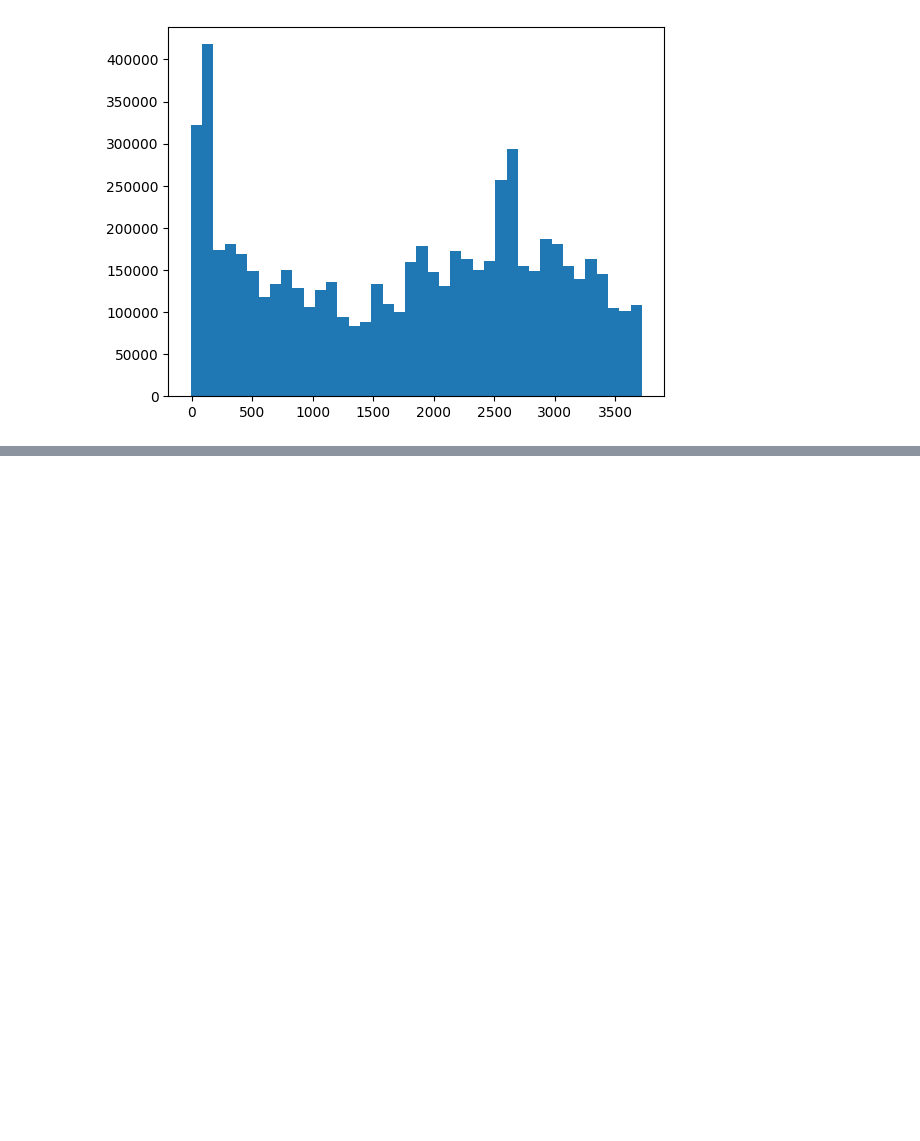
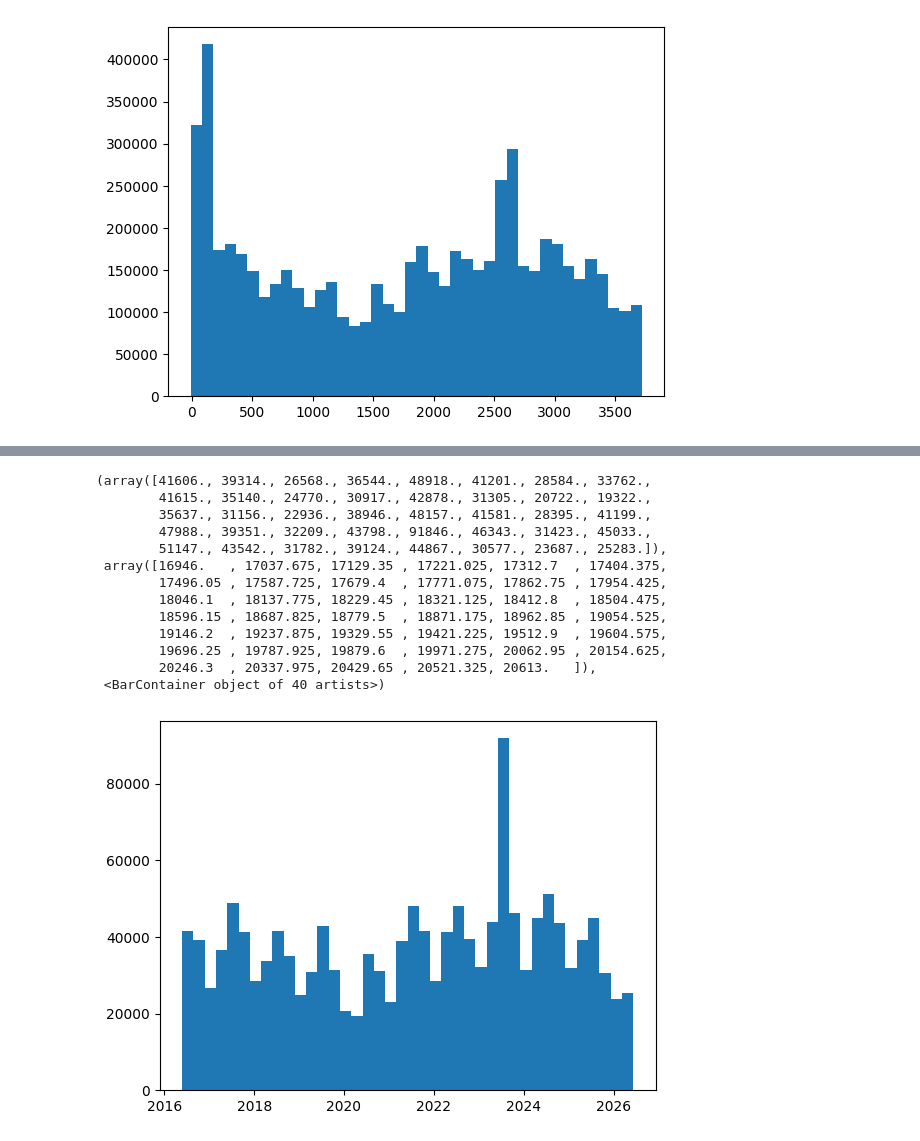
Before and after one commit to Group-7-Capstone/Group-7-Capstone, a Jupyter notebook: Jacob Model/Graph Creation/Jacob_violations_since_start_date.ipynb, the cells around one changed output, grey strips where cells are left out. Drawn from its saved outputs; the diff is of its cells as text; code cells hidden in the pictures; blank space fills up the shorter version.

```diff
--- a/Jacob Model/Graph Creation/Jacob_violations_since_start_date.ipynb
+++ b/Jacob Model/Graph Creation/Jacob_violations_since_start_date.ipynb
@@ -121,10 +114,9 @@ keys = pd.Series(
 
 issue_dates = pd.to_datetime(redlight_df['issue_date'])
 first_dates = pd.to_datetime(keys.map(first_issue_date_dict))
-
-redlight_df['issue_date'] = issue_dates - first_dates
+redlight_df['days_since_install'] = issue_dates - first_dates
 #converts it to an integer value
-redlight_df['issue_date'] = redlight_df['issue_date'].dt.days
+redlight_df['days_since_install'] = redlight_df['days_since_install'].dt.days
 
 
 redlight_df.head(10)
@@ -178,0 +275,19 @@ Requirement already satisfied: six>=1.5 in /Users/jacobboyar/Library/Mobile Docu
+# %%
+#matplotlib.pyplot.hist(df['days_since_install'], bins=40, color=None, edgecolor=None, label=None, density=False)
+
+matplotlib.pyplot.hist(df['issue_date'], bins=40, color=None, edgecolor=None, label=None, density=False)
+# %% [output]
+(array([41606., 39314., 26568., 36544., 48918., 41201., 28584., 33762.,
+        41615., 35140., 24770., 30917., 42878., 31305., 20722., 19322.,
+        35637., 31156., 22936., 38946., 48157., 41581., 28395., 41199.,
+        47988., 39351., 32209., 43798., 91846., 46343., 31423., 45033.,
+        51147., 43542., 31782., 39124., 44867., 30577., 23687., 25283.]),
+ array([16946.   , 17037.675, 17129.35 , 17221.025, 17312.7  , 17404.375,
+        17496.05 , 17587.725, 17679.4  , 17771.075, 17862.75 , 17954.425,
+        18046.1  , 18137.775, 18229.45 , 18321.125, 18412.8  , 18504.475,
+        18596.15 , 18687.825, 18779.5  , 18871.175, 18962.85 , 19054.525,
+        19146.2  , 19237.875, 19329.55 , 19421.225, 19512.9  , 19604.575,
+        19696.25 , 19787.925, 19879.6  , 19971.275, 20062.95 , 20154.625,
+        20246.3  , 20337.975, 20429.65 , 20521.325, 20613.   ]),
+ <BarContainer object of 40 artists>)
+[figure, added]
```
Also changed, not shown: parts of 14 cells of this notebook.
